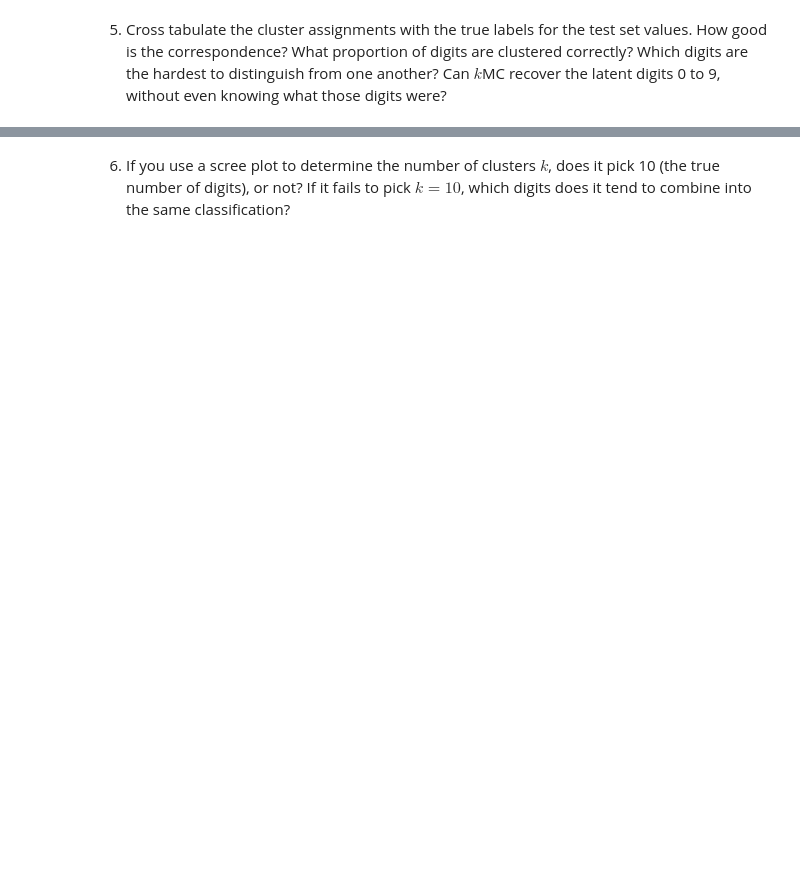
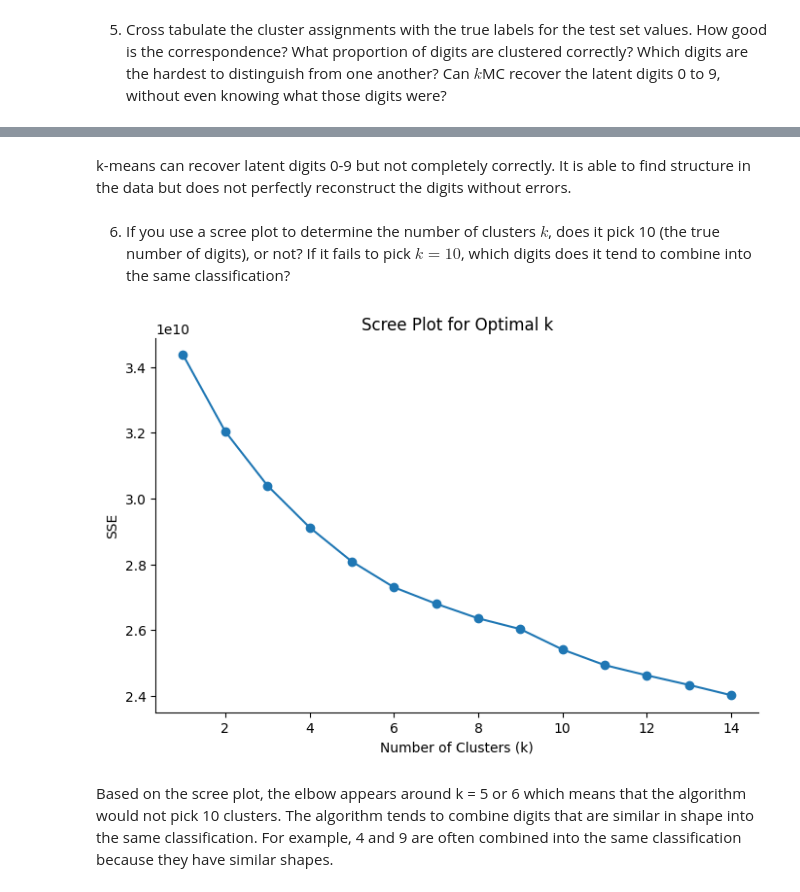
Before and after one commit to pnr3kr/clustering, a Jupyter notebook: assignment/assignment_clustering.ipynb, the cells around one changed output, grey strips where cells are left out. Drawn from its saved outputs; the diff is of its cells as text; code cells hidden in the pictures; blank space fills up the shorter version.

```diff
--- a/assignment/assignment_clustering.ipynb
+++ b/assignment/assignment_clustering.ipynb
@@ -300,2 +384,25 @@ ModuleNotFoundError: No module named 'tensorflow'
+# %% [markdown]
+k-means can recover latent digits 0-9 but not completely correctly. It is able to find structure in the data but does not perfectly reconstruct the digits without errors.
 # %% [markdown]
 6. If you use a scree plot to determine the number of clusters $k$, does it pick 10 (the true number of digits), or not? If it fails to pick $k=10$, which digits does it tend to combine into the same classification?
+# %%
+k_values = range(1, 15)
+sse = []
+
+for k in k_values:
+    kmeans = KMeans(n_clusters=k, random_state=100)
+    kmeans.fit(X_test_reshaped)
+    sse.append(kmeans.inertia_)
+
+plt.figure(figsize=(8, 5))
+plt.plot(k_values, sse, marker="o")
+plt.xlabel("Number of Clusters (k)")
+plt.ylabel("SSE")
+plt.title("Scree Plot for Optimal k")
+plt.gca().spines["top"].set_visible(False)
+plt.gca().spines["right"].set_visible(False)
+plt.show()
+# %% [output]
+[figure, added]
+# %% [markdown]
+Based on the scree plot, the elbow appears around k = 5 or 6 which means that the algorithm would not pick 10 clusters. The algorithm tends to combine digits that are similar in shape into the same classification. For example, 4 and 9 are often combined into the same classification because they have similar shapes.
```
Also changed, not shown: parts of 18 cells of this notebook.
